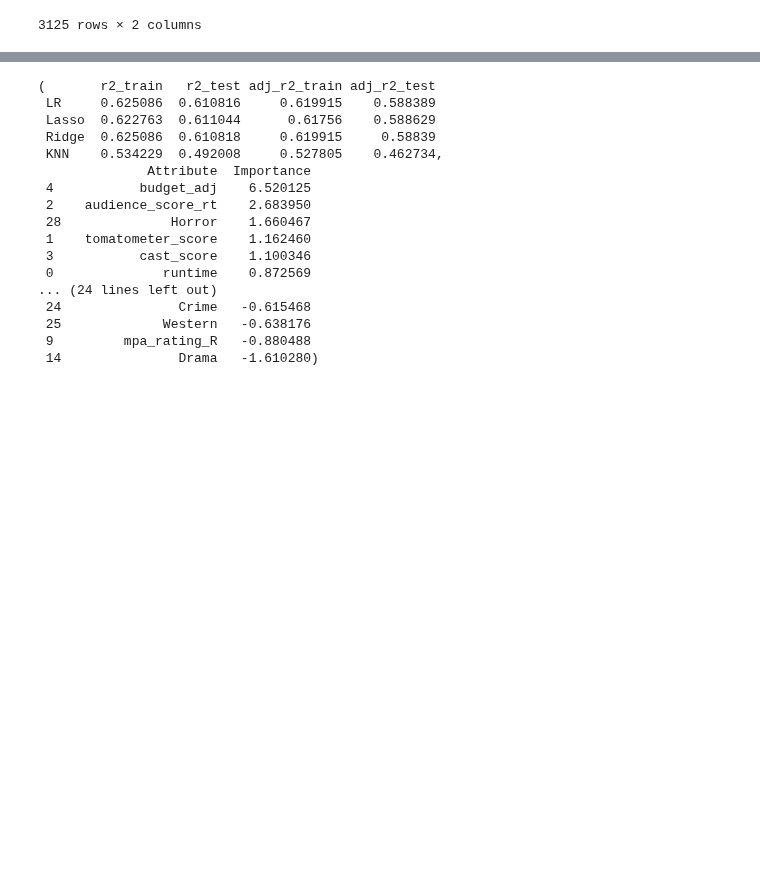
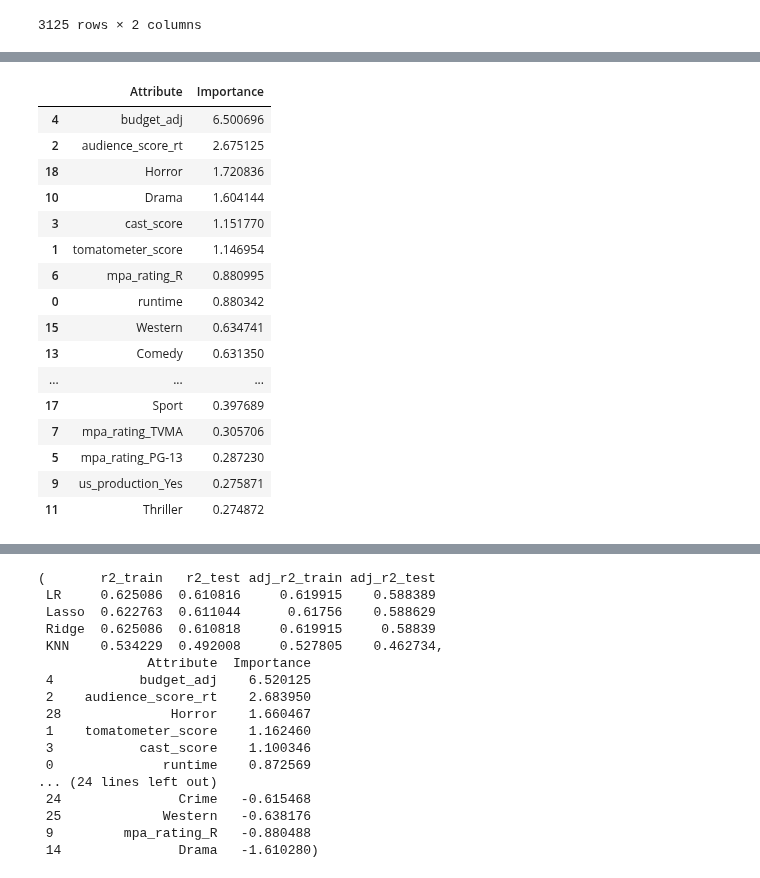
Before and after one commit to lmbauyeung/Final_Project, a Jupyter notebook: Modelling_clean.ipynb, the cells around one changed output, grey strips where cells are left out. Saved outputs shown, nothing was run; the diff lists cells and outputs as text; code cells hidden in the pictures; blank space fills up the shorter version.

```diff
--- a/Modelling_clean.ipynb
+++ b/Modelling_clean.ipynb
@@ -634,0 +506,20 @@ df_combined4 = pd.concat([df_num4, df_cat4, x2], axis=1)
+# %%
+features_importance
+# %% [output]
+|  | Attribute | Importance |
+| 4 | budget_adj | 6.500696 |
+| 2 | audience_score_rt | 2.675125 |
+| 18 | Horror | 1.720836 |
+| 10 | Drama | 1.604144 |
+| 3 | cast_score | 1.151770 |
+| 1 | tomatometer_score | 1.146954 |
+| 6 | mpa_rating_R | 0.880995 |
+| 0 | runtime | 0.880342 |
+| 15 | Western | 0.634741 |
+| 13 | Comedy | 0.631350 |
+| ... | ... | ... |
+| 17 | Sport | 0.397689 |
+| 7 | mpa_rating_TVMA | 0.305706 |
+| 5 | mpa_rating_PG-13 | 0.287230 |
+| 9 | us_production_Yes | 0.275871 |
+| 11 | Thriller | 0.274872 |
```
Also changed, not shown: parts of 63 cells of this notebook.
